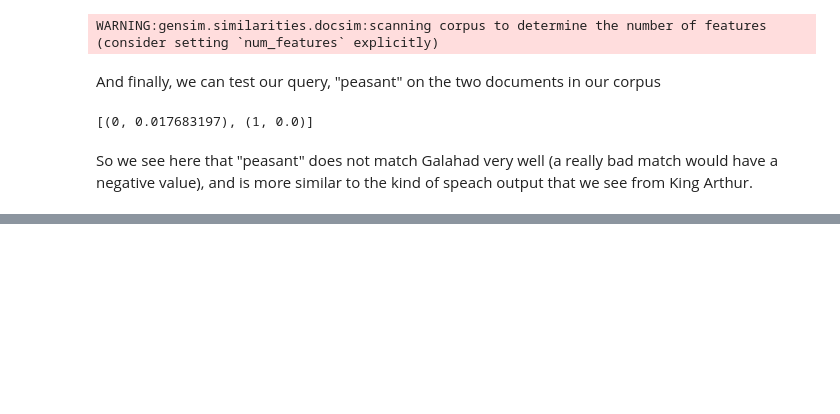
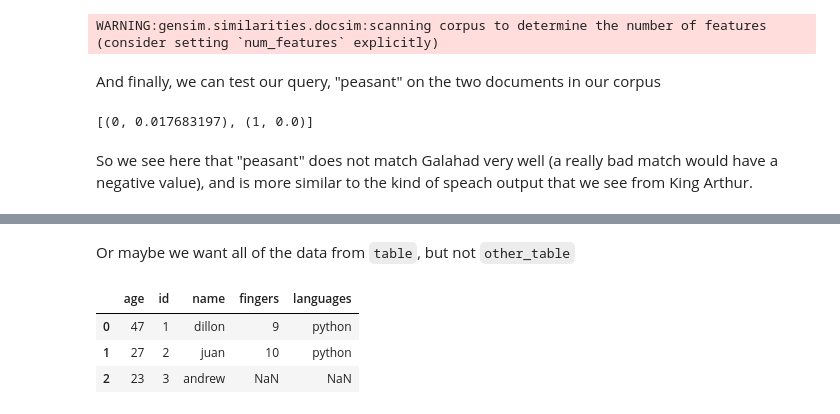
Before and after one commit to dlab-berkeley/python-for-everything, a Jupyter notebook: instructor/day_three.ipynb, the cells around one changed output, grey strips where cells are left out. Drawn from its saved outputs; the diff is of its cells as text; code cells hidden in the pictures; blank space fills up the shorter version.

```diff
--- a/instructor/day_three.ipynb
+++ b/instructor/day_three.ipynb
@@ -457,0 +587,9 @@ So we see here that "peasant" does not match Galahad very well (a really bad mat
+# %% [markdown]
+Or maybe we want all of the data from `table`, but not `other_table`
+# %%
+table.merge(other_table, on='name', how='left')
+# %% [output]
+|  | age | id | name | fingers | languages |
+| 0 | 47 | 1 | dillon | 9 | python |
+| 1 | 27 | 2 | juan | 10 | python |
+| 2 | 23 | 3 | andrew | NaN | NaN |
```
Also changed, not shown: parts of 37 cells of this notebook.
